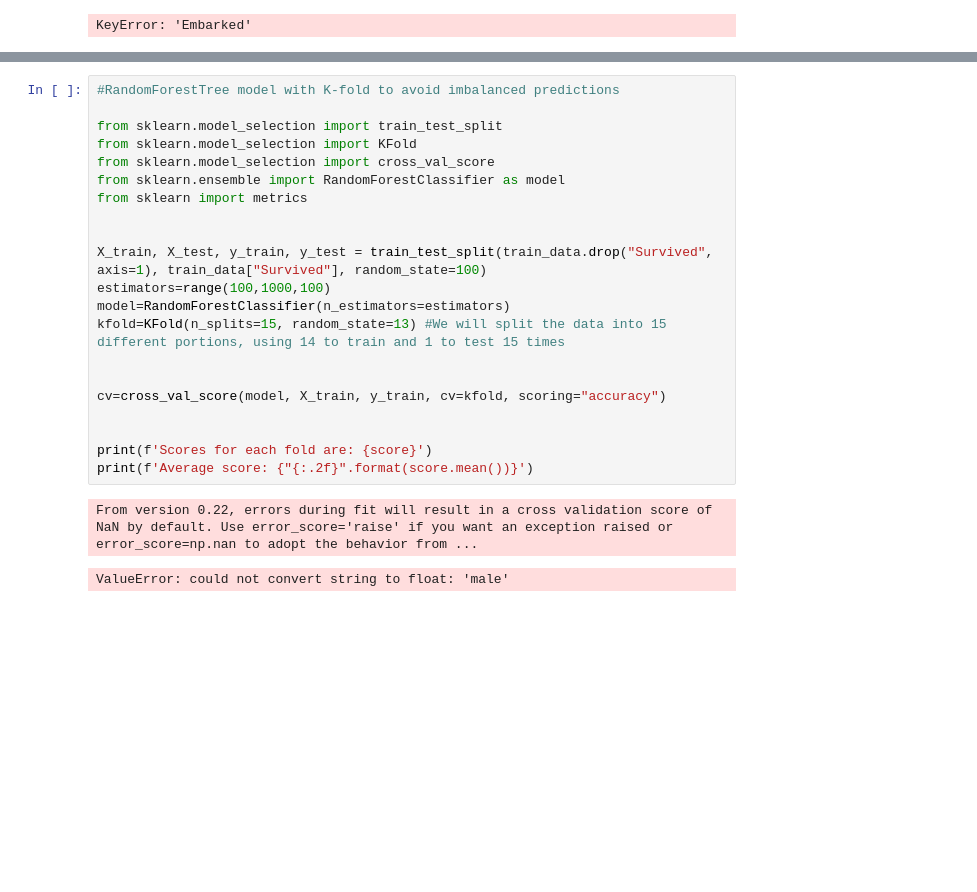
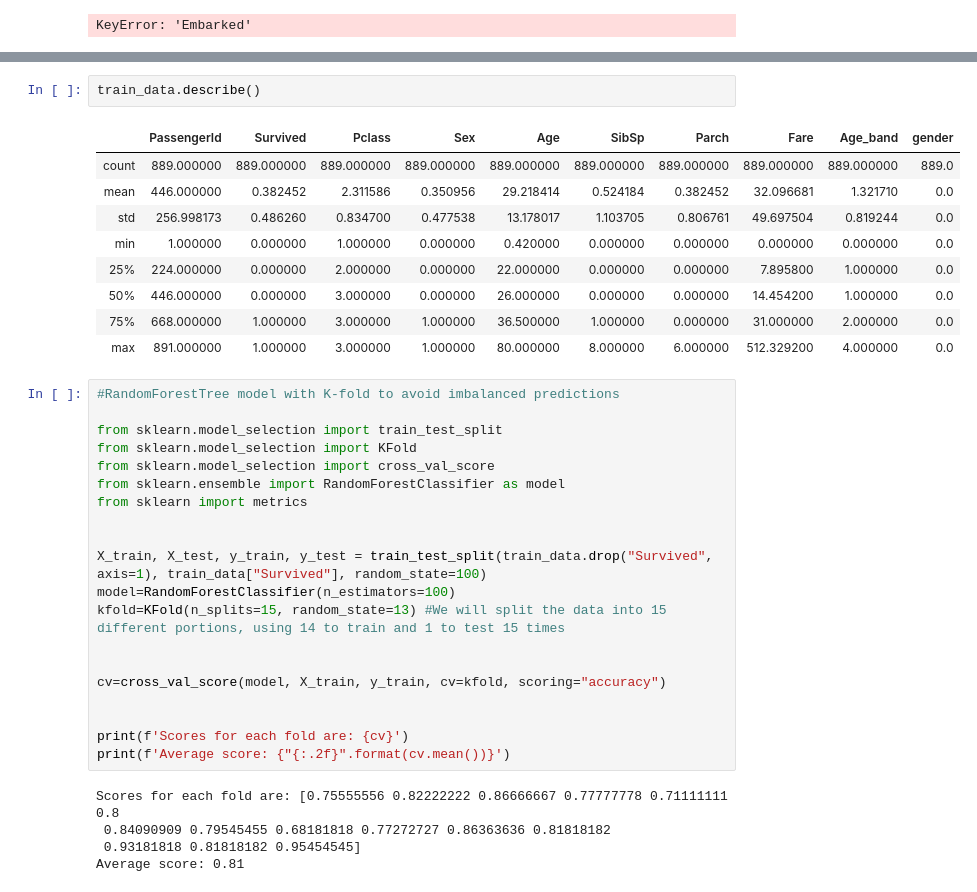
Before and after one commit to ivantomaselli/Titanic-Survivavility-Classification, a Jupyter notebook: Titanic Survivavility classification.ipynb, the cells around one changed output, grey strips where cells are left out. Drawn from its saved outputs; the diff is of its cells as text; blank space fills up the shorter version.

```diff
--- a/Titanic Survivavility classification.ipynb
+++ b/Titanic Survivavility classification.ipynb
@@ -241,3 +233,15 @@ train_data.head(5)
+# %%
+train_data.describe()
+# %% [output]
+|  | PassengerId | Survived | Pclass | Sex | Age | SibSp | Parch | Fare | Age_band | gender |
+| count | 889.000000 | 889.000000 | 889.000000 | 889.000000 | 889.000000 | 889.000000 | 889.000000 | 889.000000 | 889.000000 | 889.0 |
+| mean | 446.000000 | 0.382452 | 2.311586 | 0.350956 | 29.218414 | 0.524184 | 0.382452 | 32.096681 | 1.321710 | 0.0 |
+| std | 256.998173 | 0.486260 | 0.834700 | 0.477538 | 13.178017 | 1.103705 | 0.806761 | 49.697504 | 0.819244 | 0.0 |
+| min | 1.000000 | 0.000000 | 1.000000 | 0.000000 | 0.420000 | 0.000000 | 0.000000 | 0.000000 | 0.000000 | 0.0 |
+| 25% | 224.000000 | 0.000000 | 2.000000 | 0.000000 | 22.000000 | 0.000000 | 0.000000 | 7.895800 | 1.000000 | 0.0 |
+| 50% | 446.000000 | 0.000000 | 3.000000 | 0.000000 | 26.000000 | 0.000000 | 0.000000 | 14.454200 | 1.000000 | 0.0 |
+| 75% | 668.000000 | 1.000000 | 3.000000 | 1.000000 | 36.500000 | 1.000000 | 0.000000 | 31.000000 | 2.000000 | 0.0 |
+| max | 891.000000 | 1.000000 | 3.000000 | 1.000000 | 80.000000 | 8.000000 | 6.000000 | 512.329200 | 4.000000 | 0.0 |
 # %%
 #RandomForestTree model with K-fold to avoid imbalanced predictions
 
@@ -249,19 +253,20 @@ from sklearn import metrics
 
 
 X_train, X_test, y_train, y_test = train_test_split(train_data.drop("Survived", axis=1), train_data["Survived"], random_state=100)
-estimators=range(100,1000,100)
-model=RandomForestClassifier(n_estimators=estimators)
+model=RandomForestClassifier(n_estimators=100)
 kfold=KFold(n_splits=15, random_state=13) #We will split the data into 15 different portions, using 14 to train and 1 to test 15 times
 
 
 cv=cross_val_score(model, X_train, y_train, cv=kfold, scoring="accuracy")
 
 
-print(f'Scores for each fold are: {score}')
-print(f'Average score: {"{:.2f}".format(score.mean())}')
+print(f'Scores for each fold are: {cv}')
+print(f'Average score: {"{:.2f}".format(cv.mean())}')
 # %% [output]
-From version 0.22, errors during fit will result in a cross validation score of NaN by default. Use error_score='raise' if you want an exception raised or error_score=np.nan to adopt the behavior from ...
+Scores for each fold are: [0.75555556 0.82222222 0.86666667 0.77777778 0.71111111 0.8
+ 0.84090909 0.79545455 0.68181818 0.77272727 0.86363636 0.81818182
+ 0.93181818 0.81818182 0.95454545]
+Average score: 0.81
-ValueError: could not convert string to float: 'male'
 # %%
 output = pd.DataFrame({"PassengerID": test_data.PassengerId, "Survived": predictions})
 output.to_csv("primerdraft.csv", index = False)
```
Also changed, not shown: parts of 3 cells of this notebook.
